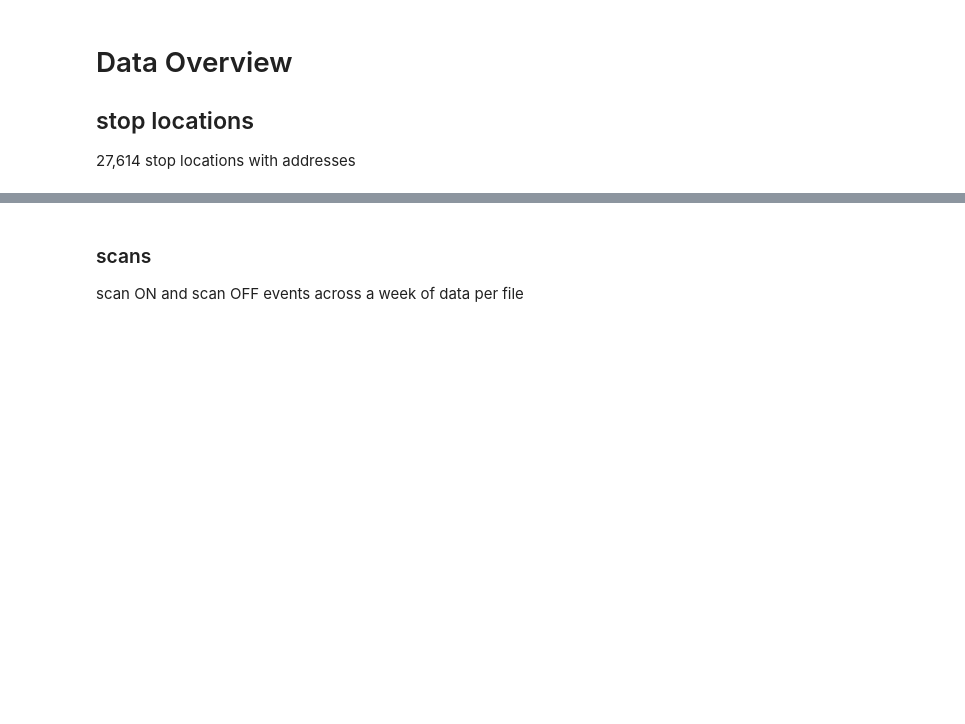
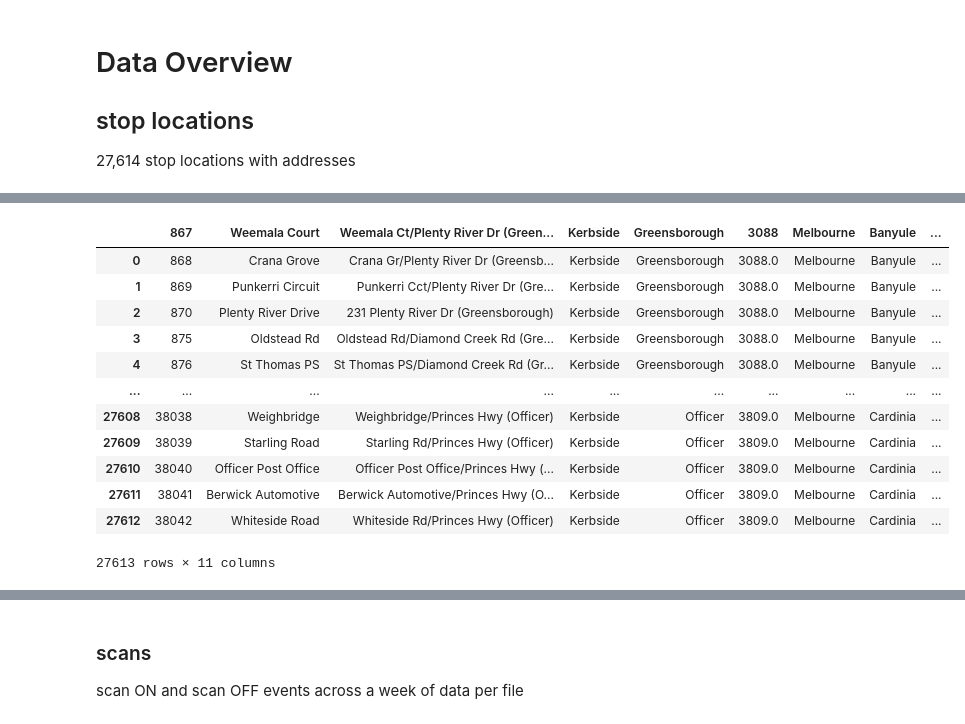
Before and after one commit to failure-driven/data-pipelines-in-ruby, a Jupyter notebook: notebooks/data_overview.ipynb, the cells around one changed output, grey strips where cells are left out. Drawn from its saved outputs; the diff is of its cells as text; code cells hidden in the pictures; blank space fills up the shorter version.

```diff
--- a/notebooks/data_overview.ipynb
+++ b/notebooks/data_overview.ipynb
@@ -6,0 +62,5 @@
+# %%
+%%time
+df = pd.read_csv("../data/myki/stop_locations.txt.gz", sep="|")
+df
+# %% [output]
@@ -7 +69,14 @@
+|  | 867 | Weemala Court | Weemala Ct/Plenty River Dr (Green... | Kerbside | Greensborough | 3088 | Melbourne | Banyule | ... |
+| 0 | 868 | Crana Grove | Crana Gr/Plenty River Dr (Greensb... | Kerbside | Greensborough | 3088.0 | Melbourne | Banyule | ... |
+| 1 | 869 | Punkerri Circuit | Punkerri Cct/Plenty River Dr (Gre... | Kerbside | Greensborough | 3088.0 | Melbourne | Banyule | ... |
+| 2 | 870 | Plenty River Drive | 231 Plenty River Dr (Greensborough) | Kerbside | Greensborough | 3088.0 | Melbourne | Banyule | ... |
+| 3 | 875 | Oldstead Rd | Oldstead Rd/Diamond Creek Rd (Gre... | Kerbside | Greensborough | 3088.0 | Melbourne | Banyule | ... |
+| 4 | 876 | St Thomas PS | St Thomas PS/Diamond Creek Rd (Gr... | Kerbside | Greensborough | 3088.0 | Melbourne | Banyule | ... |
+| ... | ... | ... | ... | ... | ... | ... | ... | ... | ... |
+| 27608 | 38038 | Weighbridge | Weighbridge/Princes Hwy (Officer) | Kerbside | Officer | 3809.0 | Melbourne | Cardinia | ... |
+| 27609 | 38039 | Starling Road | Starling Rd/Princes Hwy (Officer) | Kerbside | Officer | 3809.0 | Melbourne | Cardinia | ... |
+| 27610 | 38040 | Officer Post Office | Officer Post Office/Princes Hwy (... | Kerbside | Officer | 3809.0 | Melbourne | Cardinia | ... |
+| 27611 | 38041 | Berwick Automotive | Berwick Automotive/Princes Hwy (O... | Kerbside | Officer | 3809.0 | Melbourne | Cardinia | ... |
+| 27612 | 38042 | Whiteside Road | Whiteside Rd/Princes Hwy (Officer) | Kerbside | Officer | 3809.0 | Melbourne | Cardinia | ... |
+27613 rows × 11 columns
 # %%
```
Also changed, not shown: parts of 5 cells of this notebook, 4 other files.
